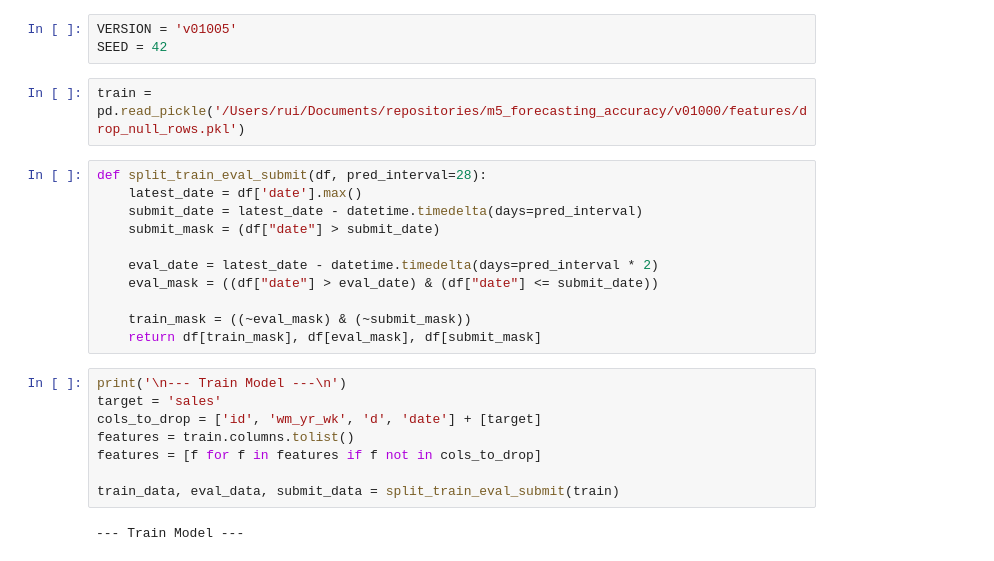
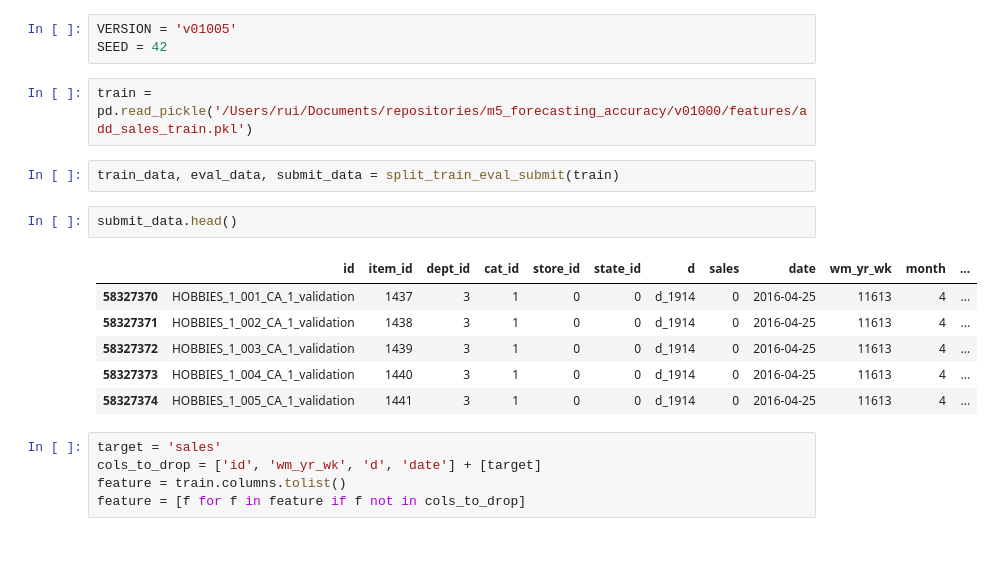
Before and after one commit to konumaru/m5_forecasting_accuracy, a Jupyter notebook: v01000/sand_box.ipynb, the cells around one changed output. Cells and saved outputs as stored; diff of their text form.

```diff
--- a/v01000/sand_box.ipynb
+++ b/v01000/sand_box.ipynb
@@ -33,25 +33,20 @@ from v01005_Baseline import *
 VERSION = 'v01005'
 SEED = 42
 # %%
-train = pd.read_pickle('/Users/rui/Documents/repositories/m5_forecasting_accuracy/v01000/features/drop_null_rows.pkl')
+train = pd.read_pickle('/Users/rui/Documents/repositories/m5_forecasting_accuracy/v01000/features/add_sales_train.pkl')
-# %%
-def split_train_eval_submit(df, pred_interval=28):
-    latest_date = df['date'].max()
-    submit_date = latest_date - datetime.timedelta(days=pred_interval)
-    submit_mask = (df["date"] > submit_date)
-
-    eval_date = latest_date - datetime.timedelta(days=pred_interval * 2)
-    eval_mask = ((df["date"] > eval_date) & (df["date"] <= submit_date))
-
-    train_mask = ((~eval_mask) & (~submit_mask))
-    return df[train_mask], df[eval_mask], df[submit_mask]
+# %%
+train_data, eval_data, submit_data = split_train_eval_submit(train)
+# %%
+submit_data.head()
+# %% [output]
+|  | id | item_id | dept_id | cat_id | store_id | state_id | d | sales | date | wm_yr_wk | month | ... |
+| 58327370 | HOBBIES_1_001_CA_1_validation | 1437 | 3 | 1 | 0 | 0 | d_1914 | 0 | 2016-04-25 | 11613 | 4 | ... |
+| 58327371 | HOBBIES_1_002_CA_1_validation | 1438 | 3 | 1 | 0 | 0 | d_1914 | 0 | 2016-04-25 | 11613 | 4 | ... |
+| 58327372 | HOBBIES_1_003_CA_1_validation | 1439 | 3 | 1 | 0 | 0 | d_1914 | 0 | 2016-04-25 | 11613 | 4 | ... |
+| 58327373 | HOBBIES_1_004_CA_1_validation | 1440 | 3 | 1 | 0 | 0 | d_1914 | 0 | 2016-04-25 | 11613 | 4 | ... |
+| 58327374 | HOBBIES_1_005_CA_1_validation | 1441 | 3 | 1 | 0 | 0 | d_1914 | 0 | 2016-04-25 | 11613 | 4 | ... |
 # %%
-print('\n--- Train Model ---\n')
 target = 'sales'
 cols_to_drop = ['id', 'wm_yr_wk', 'd', 'date'] + [target]
-features = train.columns.tolist()
-features = [f for f in features if f not in cols_to_drop]
-
-train_data, eval_data, submit_data = split_train_eval_submit(train)
+feature = train.columns.tolist()
+feature = [f for f in feature if f not in cols_to_drop]
-# %% [output]
---- Train Model ---
```
Also changed, not shown: parts of 4 cells of this notebook, 14 other files.
